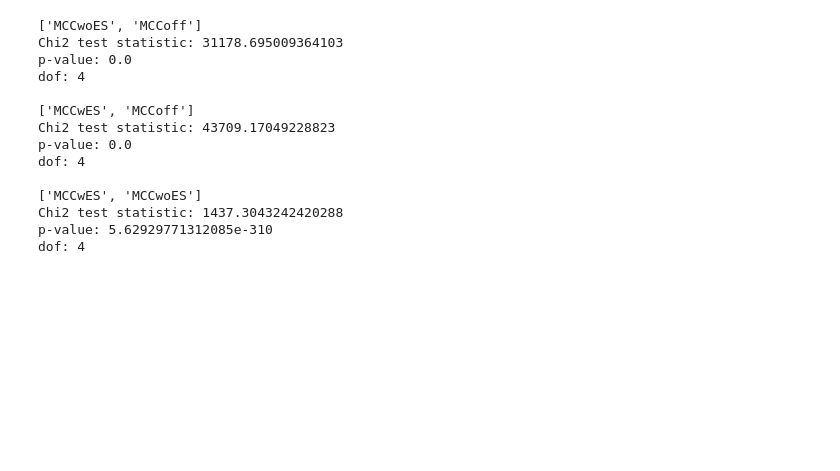
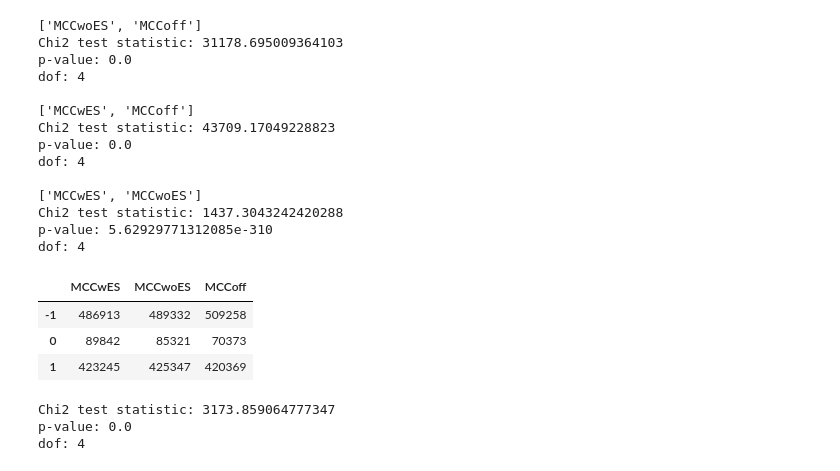
Before and after one commit to i4ata/RLPproject, a Jupyter notebook: Tests.ipynb, the cells around one changed output. Cells and saved outputs as stored; diff of their text form; code cells hidden in the pictures; blank space fills up the shorter version.

```diff
--- a/Tests.ipynb
+++ b/Tests.ipynb
@@ -45,3 +50,20 @@ dof: 4
 Chi2 test statistic: 1437.3043242420288
 p-value: 5.62929771312085e-310
 dof: 4
+# %%
+df.iloc[1] = df.iloc[0] + df.iloc[1]
+df.iloc[3] = df.iloc[3] + df.iloc[4]
+df = df.drop(index = [-2,2])
+df
+# %% [output]
+|  | MCCwES | MCCwoES | MCCoff |
+| -1 | 486913 | 489332 | 509258 |
+| 0 | 89842 | 85321 | 70373 |
+| 1 | 423245 | 425347 | 420369 |
+# %%
+chi2 = chi2_contingency(df)
+show_chi2(chi2)
+# %% [output]
+Chi2 test statistic: 3173.859064777347
+p-value: 0.0
+dof: 4
```
Also changed, not shown: parts of 12 cells of this notebook, 7 other files.
